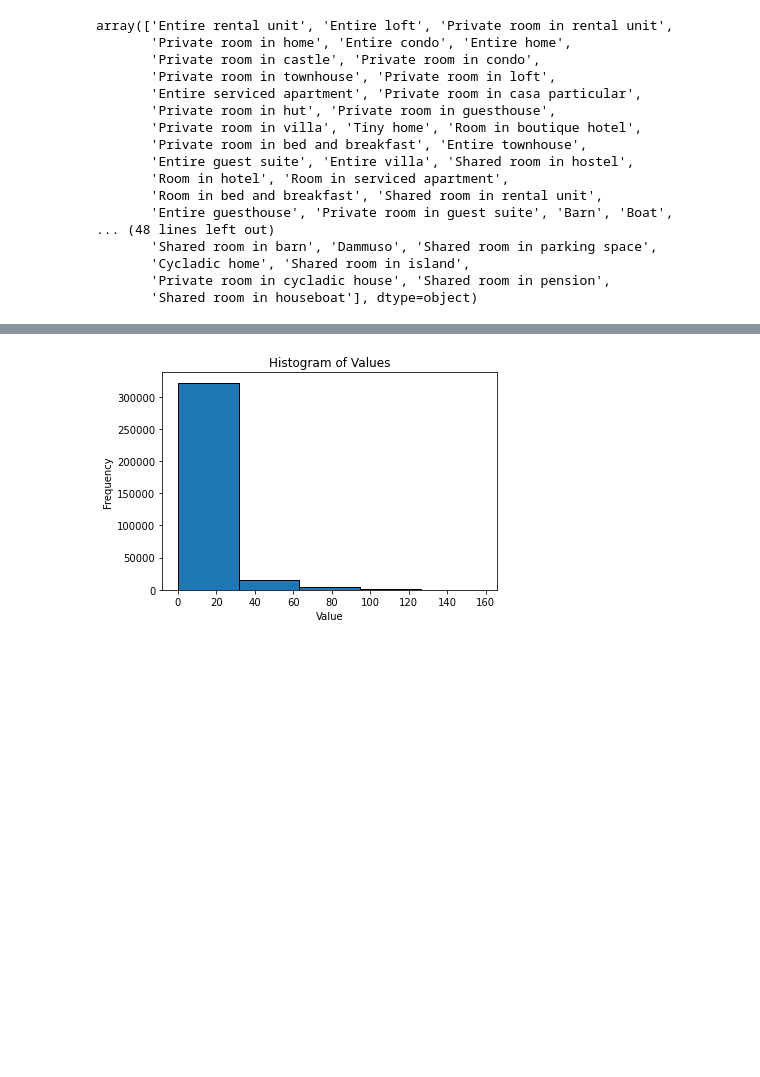
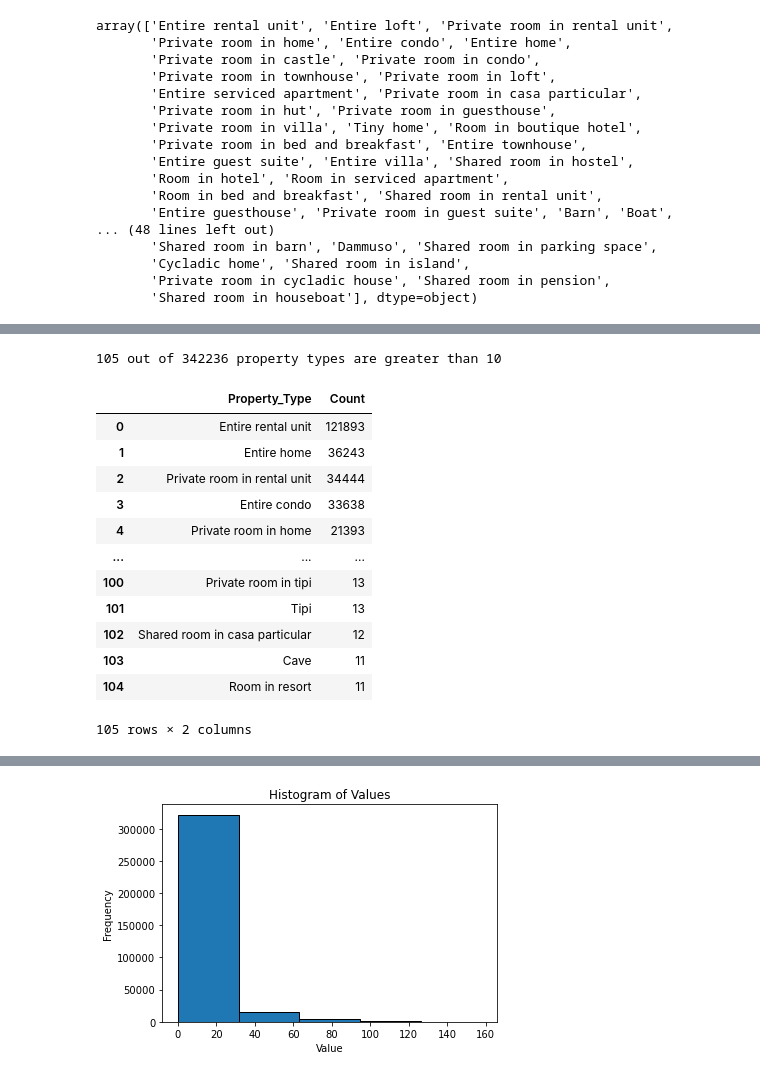
Before and after one commit to chidima-asika/touristic-properties-analysis, a Jupyter notebook: the_code.ipynb, the cells around one changed output, grey strips where cells are left out. Saved outputs shown, nothing was run; the diff lists cells and outputs as text; code cells hidden in the pictures; blank space fills up the shorter version.

Commit message:
propety type

```diff
--- a/the_code.ipynb
+++ b/the_code.ipynb
@@ -137,0 +160,31 @@ array(['Entire rental unit', 'Entire loft', 'Private room in rental unit',
+# %%
+# Assuming 'all_listing_df' is your DataFrame
+property_type_counts = all_listing_df['property_type'].value_counts()
+
+# Filter property types with counts greater than 10
+property_types_greater_than_10 = property_type_counts[property_type_counts > 10]
+
+# Convert the filtered Series back to a DataFrame
+property_type_count_df = property_types_greater_than_10.reset_index()
+
+property_type_count_df.columns = ['Property_Type', 'Count']
+
+
+print(f"{len(property_type_count_df)} out of {len(all_listing_df)} property types are greater than 10")
+
+property_type_count_df
+# %% [output]
+105 out of 342236 property types are greater than 10
+|  | Property_Type | Count |
+| 0 | Entire rental unit | 121893 |
+| 1 | Entire home | 36243 |
+| 2 | Private room in rental unit | 34444 |
+| 3 | Entire condo | 33638 |
+| 4 | Private room in home | 21393 |
+| ... | ... | ... |
+| 100 | Private room in tipi | 13 |
+| 101 | Tipi | 13 |
+| 102 | Shared room in casa particular | 12 |
+| 103 | Cave | 11 |
+| 104 | Room in resort | 11 |
+105 rows × 2 columns
```
Also changed, not shown: parts of 5 cells of this notebook.
